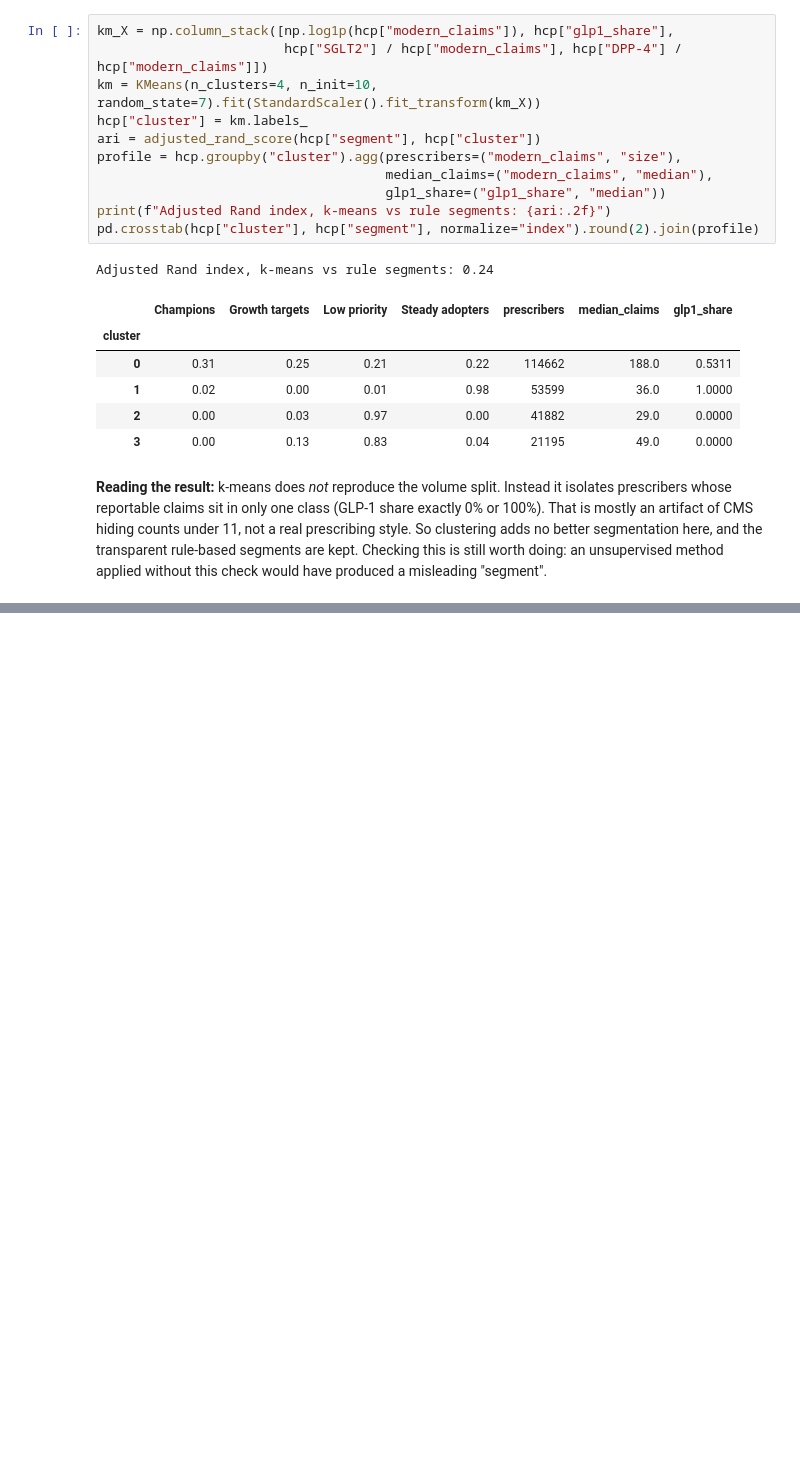
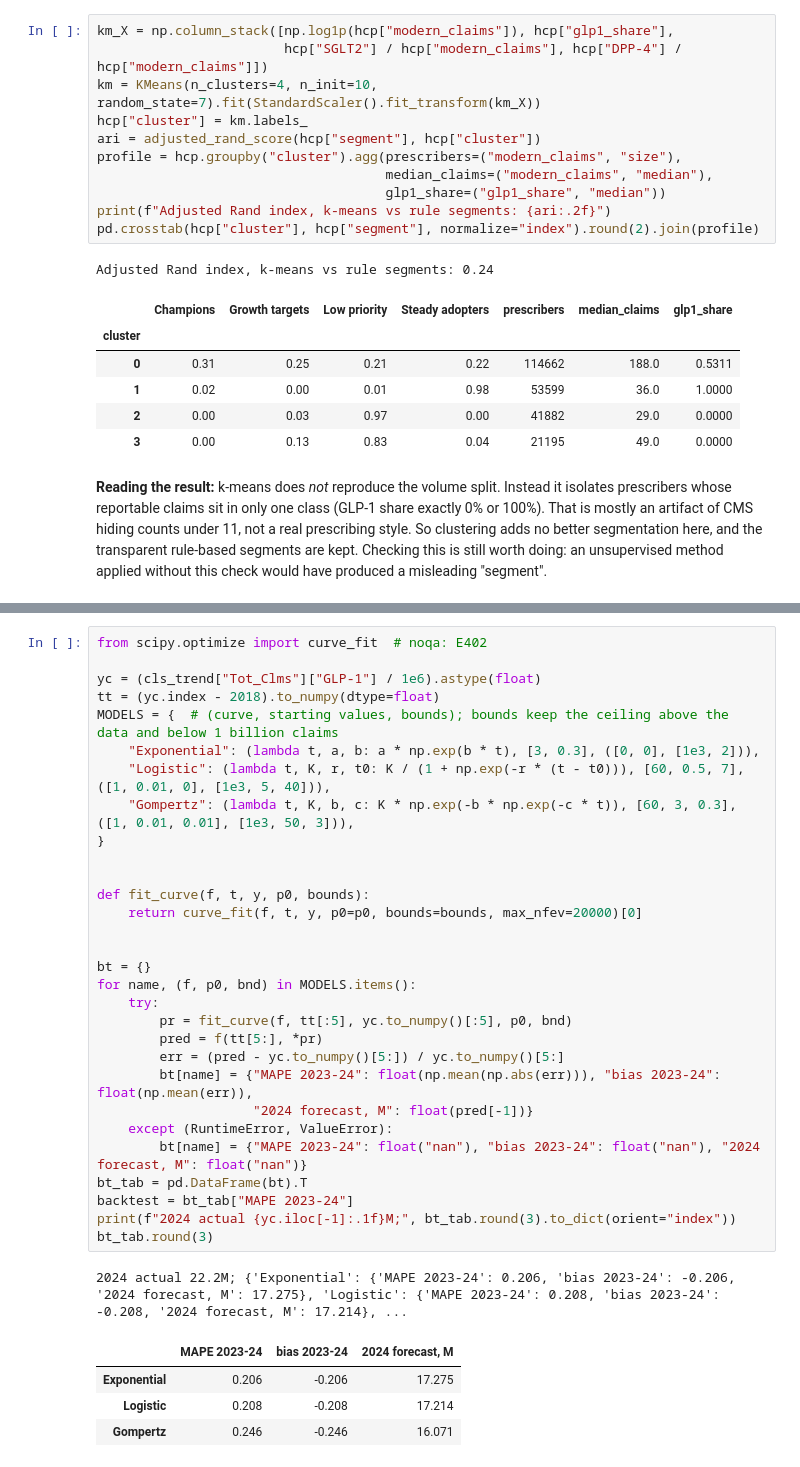
Before and after one commit to Gnanaram23/us-pharma-commercial-analytics, a Jupyter notebook: 01-glp1-market-and-targeting/analysis.ipynb, the cells around one changed output, grey strips where cells are left out. Cells and saved outputs as stored; diff of their text form; blank space fills up the shorter version.

```diff
--- a/01-glp1-market-and-targeting/analysis.ipynb
+++ b/01-glp1-market-and-targeting/analysis.ipynb
@@ -749,0 +857,36 @@ would have produced a misleading "segment".
+# %%
+from scipy.optimize import curve_fit  # noqa: E402
+
+yc = (cls_trend["Tot_Clms"]["GLP-1"] / 1e6).astype(float)
+tt = (yc.index - 2018).to_numpy(dtype=float)
+MODELS = {  # (curve, starting values, bounds); bounds keep the ceiling above the data and below 1 billion claims
+    "Exponential": (lambda t, a, b: a * np.exp(b * t), [3, 0.3], ([0, 0], [1e3, 2])),
+    "Logistic": (lambda t, K, r, t0: K / (1 + np.exp(-r * (t - t0))), [60, 0.5, 7], ([1, 0.01, 0], [1e3, 5, 40])),
+    "Gompertz": (lambda t, K, b, c: K * np.exp(-b * np.exp(-c * t)), [60, 3, 0.3], ([1, 0.01, 0.01], [1e3, 50, 3])),
+}
+
+
+def fit_curve(f, t, y, p0, bounds):
+    return curve_fit(f, t, y, p0=p0, bounds=bounds, max_nfev=20000)[0]
+
+
+bt = {}
+for name, (f, p0, bnd) in MODELS.items():
+    try:
+        pr = fit_curve(f, tt[:5], yc.to_numpy()[:5], p0, bnd)
+        pred = f(tt[5:], *pr)
+        err = (pred - yc.to_numpy()[5:]) / yc.to_numpy()[5:]
+        bt[name] = {"MAPE 2023-24": float(np.mean(np.abs(err))), "bias 2023-24": float(np.mean(err)),
+                    "2024 forecast, M": float(pred[-1])}
+    except (RuntimeError, ValueError):
+        bt[name] = {"MAPE 2023-24": float("nan"), "bias 2023-24": float("nan"), "2024 forecast, M": float("nan")}
+bt_tab = pd.DataFrame(bt).T
+backtest = bt_tab["MAPE 2023-24"]
+print(f"2024 actual {yc.iloc[-1]:.1f}M;", bt_tab.round(3).to_dict(orient="index"))
+bt_tab.round(3)
+# %% [output]
+2024 actual 22.2M; {'Exponential': {'MAPE 2023-24': 0.206, 'bias 2023-24': -0.206, '2024 forecast, M': 17.275}, 'Logistic': {'MAPE 2023-24': 0.208, 'bias 2023-24': -0.208, '2024 forecast, M': 17.214}, ...
+|  | MAPE 2023-24 | bias 2023-24 | 2024 forecast, M |
+| Exponential | 0.206 | -0.206 | 17.275 |
+| Logistic | 0.208 | -0.208 | 17.214 |
+| Gompertz | 0.246 | -0.246 | 16.071 |
```
Also changed, not shown: parts of 7 cells of this notebook, 55 other files.
